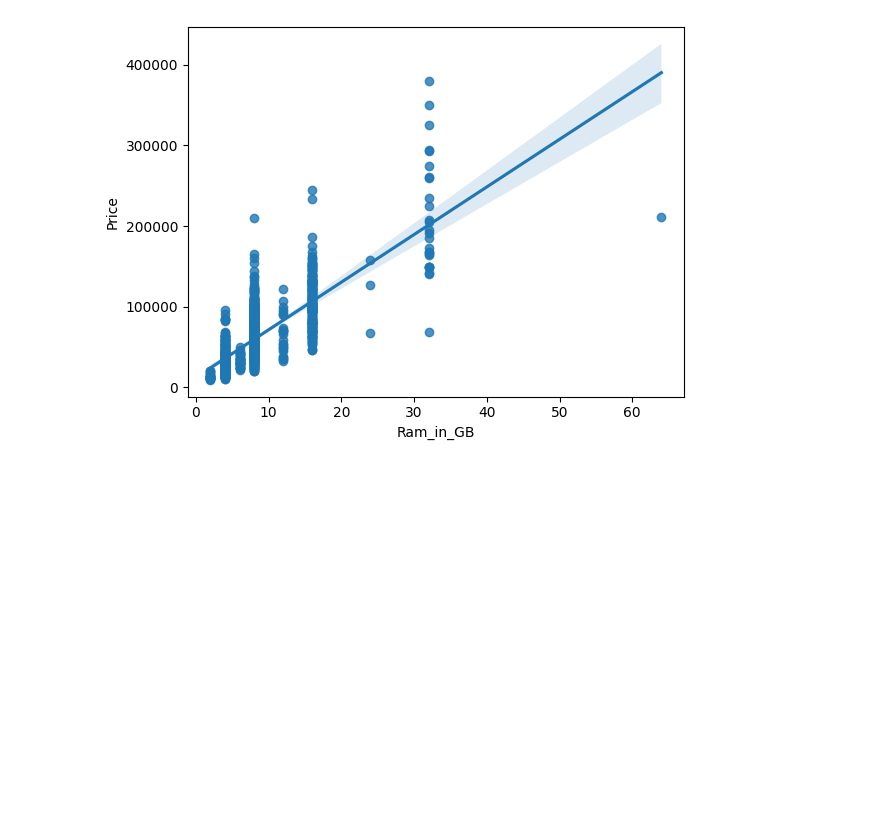
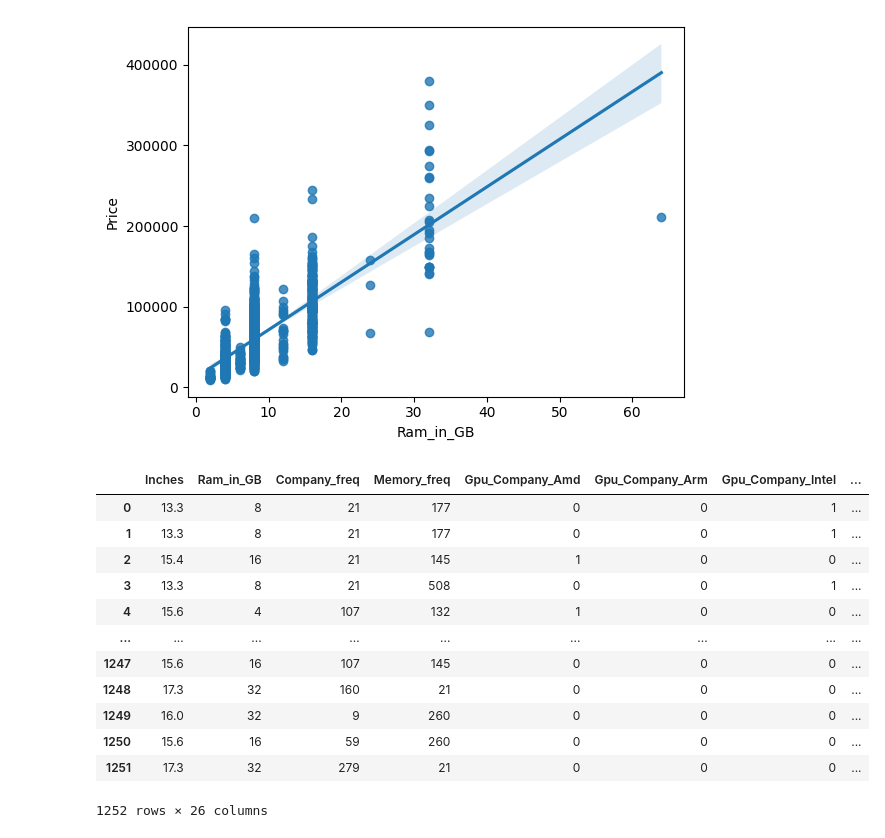
Before and after one commit to Namir50/Laptop-Price-Prediction-App, a Jupyter notebook: notebook/laptop_price_prediction.ipynb, the cells around one changed output. Saved outputs shown, nothing was run; the diff lists cells and outputs as text; code cells hidden in the pictures; blank space fills up the shorter version.

```diff
--- a/notebook/laptop_price_prediction.ipynb
+++ b/notebook/laptop_price_prediction.ipynb
@@ -181,3 +184,22 @@ sns.regplot(data=df,x='Ram_in_GB',y='Price')
 # %% [output]
 <Axes: xlabel='Ram_in_GB', ylabel='Price'>
 [figure]
+# %%
+X = df1.drop('Price',axis = 1)
+Y = df1['Price']
+# %%
+X
+# %% [output]
+|  | Inches | Ram_in_GB | Company_freq | Memory_freq | Gpu_Company_Amd | Gpu_Company_Arm | Gpu_Company_Intel | ... |
+| 0 | 13.3 | 8 | 21 | 177 | 0 | 0 | 1 | ... |
+| 1 | 13.3 | 8 | 21 | 177 | 0 | 0 | 1 | ... |
+| 2 | 15.4 | 16 | 21 | 145 | 1 | 0 | 0 | ... |
+| 3 | 13.3 | 8 | 21 | 508 | 0 | 0 | 1 | ... |
+| 4 | 15.6 | 4 | 107 | 132 | 1 | 0 | 0 | ... |
+| ... | ... | ... | ... | ... | ... | ... | ... | ... |
+| 1247 | 15.6 | 16 | 107 | 145 | 0 | 0 | 0 | ... |
+| 1248 | 17.3 | 32 | 160 | 21 | 0 | 0 | 0 | ... |
+| 1249 | 16.0 | 32 | 9 | 260 | 0 | 0 | 0 | ... |
+| 1250 | 15.6 | 16 | 59 | 260 | 0 | 0 | 0 | ... |
+| 1251 | 17.3 | 32 | 279 | 21 | 0 | 0 | 0 | ... |
+1252 rows × 26 columns
```
Also changed, not shown: parts of 2 cells of this notebook.
